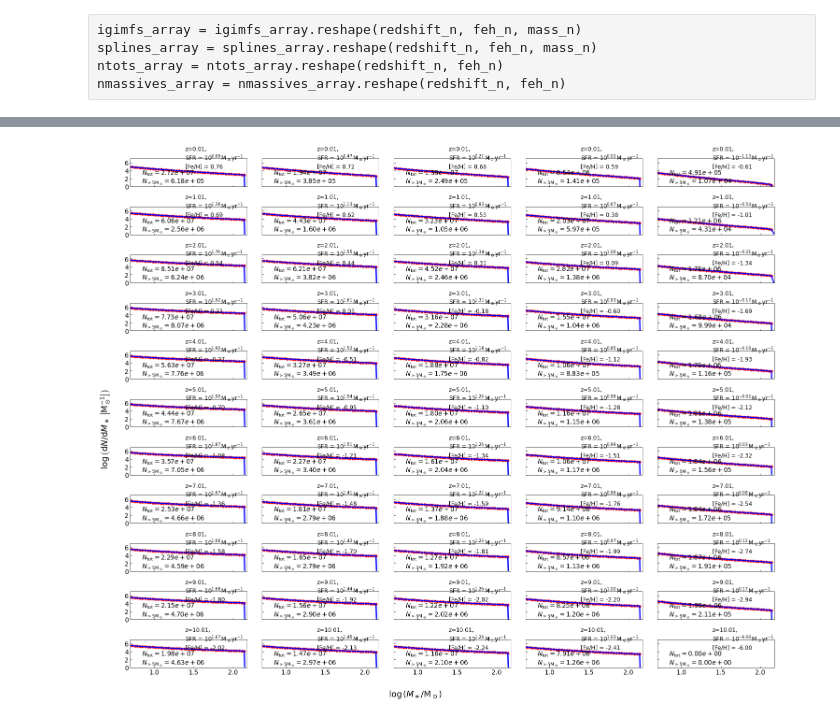
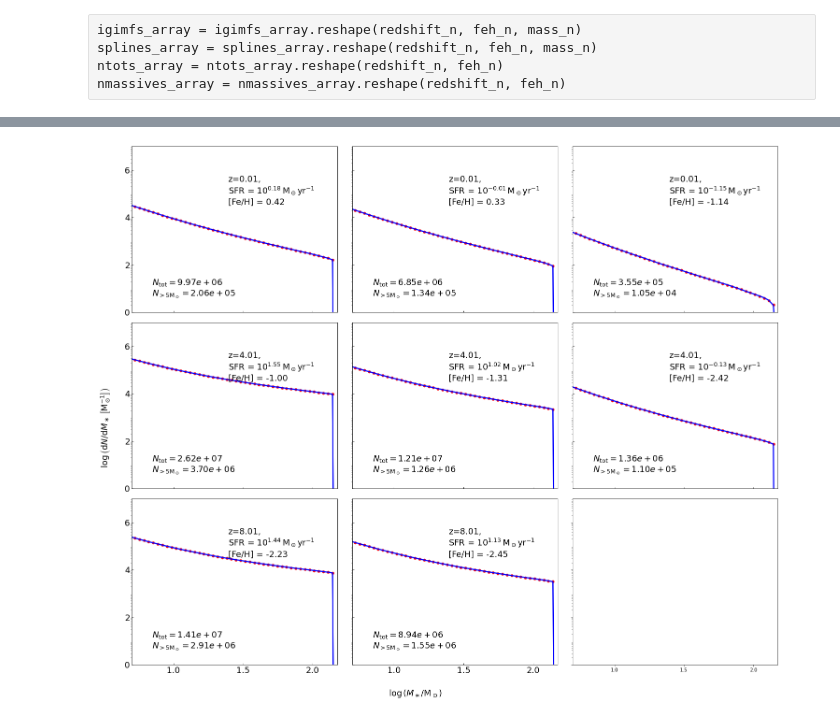
Before and after one commit to lmdesa/BOSSA, a Jupyter notebook: notebooks/13_Sampling_IMF.ipynb, the cells around one changed output, grey strips where cells are left out. Saved outputs shown, nothing was run; the diff lists cells and outputs as text; code cells hidden in the pictures.

```diff
--- a/notebooks/13_Sampling_IMF.ipynb
+++ b/notebooks/13_Sampling_IMF.ipynb
@@ -15,7 +15,7 @@ from imf import IGIMF
 # %%
 DATA_FOLDER = Path('..', 'data')
 OSGIMF_FOLDER = Path(DATA_FOLDER, 'OSGIMFs')
-GALAXYGRID_PATH = Path('.', 'NB12_GalaxyGrid', 'z0-10-1_5bin_galaxygrid.pkl')
+GALAXYGRID_PATH = Path('.', 'NB12_GalaxyGrid', 'z0-12-4_3bin_galaxygrid.pkl')
 # %%
 def get_igimf_spline_arrays(mass_array, z, sfr, feh, m_min=None):
     igimf = IGIMF(sfr, feh)
@@ -186,11 +141,12 @@ for feh, sfr in zip(plot_fehs, plot_logsfrs):
     else:
         feh_axis.append(feh_list)
         logsfr_axis.append(sfr_list)
-        feh_list = list()
-        sfr_list = list()
+        feh_list = [feh]
+        sfr_list = [sfr]
         j += 1
-        i = 0
-
+        i = 1
+feh_axis.append(feh_list)
+logsfr_axis.append(sfr_list)
 
 grid = np.array([[z, (logsfr, feh)] for z, logsfr, feh in zip(plot_redshifts, plot_logsfrs, plot_fehs)], dtype=object)
 #fmt_grid = np.empty((feh_n, redshift_n), np.float64)
@@ -225,12 +175,16 @@ for igimf, spline, ntot, nmassive in zip(igimfs_array, splines_array, ntots_arra
         splines_list.append(spline_part_array)
         ntots_list.append(ntot_part_array)
         nmassives_list.append(nmassive_part_array)
-        igimf_part_array = np.empty((0,100), np.float64)
-        spline_part_array = np.empty((0,100), np.float64)
-        ntot_part_array = np.empty((0,100), np.float64)
-        nmassive_part_array = np.empty((0,100), np.float64)
-        i = 0
+        igimf_part_array = igimf.reshape(1,100)
+        spline_part_array = spline.reshape(1,100)
+        ntot_part_array = np.array([ntot])
+        nmassive_part_array = np.array([nmassive])
+        i = 1
         j += 1
+igimfs_list.append(igimf_part_array)
+splines_list.append(spline_part_array)
+ntots_list.append(ntot_part_array)
+nmassives_list.append(nmassive_part_array)
 # %% [raw]
 igimfs_array = igimfs_array.reshape(redshift_n, feh_n, mass_n)
 splines_array = splines_array.reshape(redshift_n, feh_n, mass_n)
@@ -247,12 +201,12 @@ for yi, redshift in enumerate(redshift_axis):
         ntot = ntots_list[yi][xi]
         nmassive = nmassives_list[yi][xi]
 
-        plot_count_comparison(ax, mass_array, igimf, spline, ntot, nmassive, fontsize=18, ms=10, lw=2.5)
+        plot_count_comparison(ax, mass_array, igimf, spline, ntot, nmassive, fontsize=24, ms=10, lw=2.5)
 
         descr = '\n'.join([f'z={redshift:.2f},',
                            r'SFR = $10^{%.2f}\,\mathrm{M}_\odot\mathrm{ yr}^{-1}$' % logsfr,
                            f'[Fe/H] = {feh:.2f}'])
-        ax.text(0.47, 0.65, descr, transform=ax.transAxes, fontsize=12)
+        ax.text(0.47, 0.65, descr, transform=ax.transAxes, fontsize=18)
 
 for ax in axes.flatten():
     ax.set_xscale('log')
@@ -276,42 +231,42 @@ IndexError: list index out of range
 # %%
-fig, axes = plt.subplots(redshift_n, feh_n, figsize=(20,16), sharex='col', sharey='row', tight_layout=True)
+fig, axes = plt.subplots(redshift_n, max(feh_n), figsize=(20,16), sharex='col', sharey='row', tight_layout=True)
 
 for yi, redshift in enumerate(redshift_axis):
     for xi, (feh, logsfr) in enumerate(zip(feh_axis[yi], logsfr_axis[yi])):
         ax = axes[yi, xi]
-        igimf = igimfs_array[yi, xi]
-        spline = splines_array[yi, xi]
-        ntot = ntots_array[yi, xi]
-        nmassive = nmassives_array[yi, xi]
+        igimf = igimfs_list[yi][xi]
+        spline = splines_list[yi][xi]
+        ntot = ntots_list[yi][xi]
+        nmassive = nmassives_list[yi][xi]
 
-        plot_count_comparison(ax, mass_array, igimf, spline, ntot, nmassive, fontsize=18, ms=10, lw=2.5)
+        plot_count_comparison(ax, mass_array, igimf, spline, ntot, nmassive, fontsize=24, ms=10, lw=2.5)
 
         descr = '\n'.join([f'z={redshift:.2f},',
                            r'SFR = $10^{%.2f}\,\mathrm{M}_\odot\mathrm{ yr}^{-1}$' % logsfr,
                            f'[Fe/H] = {feh:.2f}'])
-        ax.text(0.47, 0.65, descr, transform=ax.transAxes, fontsize=12)
+        ax.text(0.47, 0.65, descr, transform=ax.transAxes, fontsize=18)
 
 for ax in axes.flatten():
     ax.set_xscale('log')
     ax.set_yscale('log')
     ax.set_ylabel('')
     ax.set_xlabel('')
 
 for ax in axes[:,0]:
     ax.set_yticks([10.**x for x in np.arange(0, 8, 2)])
     ax.set_yticklabels([x for x in np.arange(0, 8, 2)])
 
 for ax in axes[-1,:]:
     ax.set_xticks([10.**x for x in np.arange(1, 3, 0.5)])
     ax.set_xticklabels([x for x in np.arange(1, 3, 0.5)])
     ax.set_xticks([], minor=True)
 
 fig.text(-0.03, 0.4, r'$\log\left(\mathrm{d}N/\mathrm{d}M_\ast\,\left[\mathrm{M}_\odot^{-1}\right]\right)$', rotation=90, fontsize=18)
 fig.text(0.4, -0.03, r'$\log\left(M_\ast/\mathrm{M}_\odot\right)$', fontsize=18)
 
 for ax in axes.flatten():
     ax.set_xlim(5, 150)
     ax.set_ylim(1, 1e7)
 # %% [output]
-[figure, old version]
+[figure, new version]
 # %%
```
Also changed, not shown: parts of 9 cells of this notebook.
